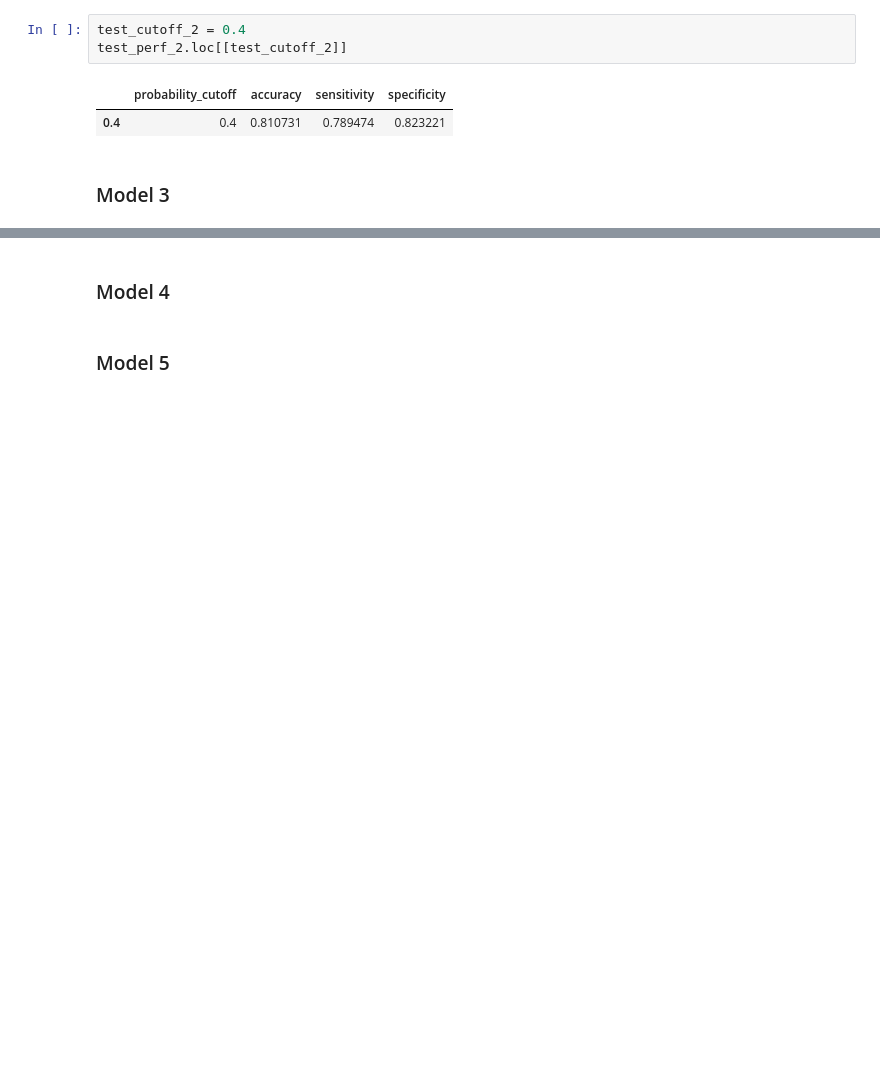
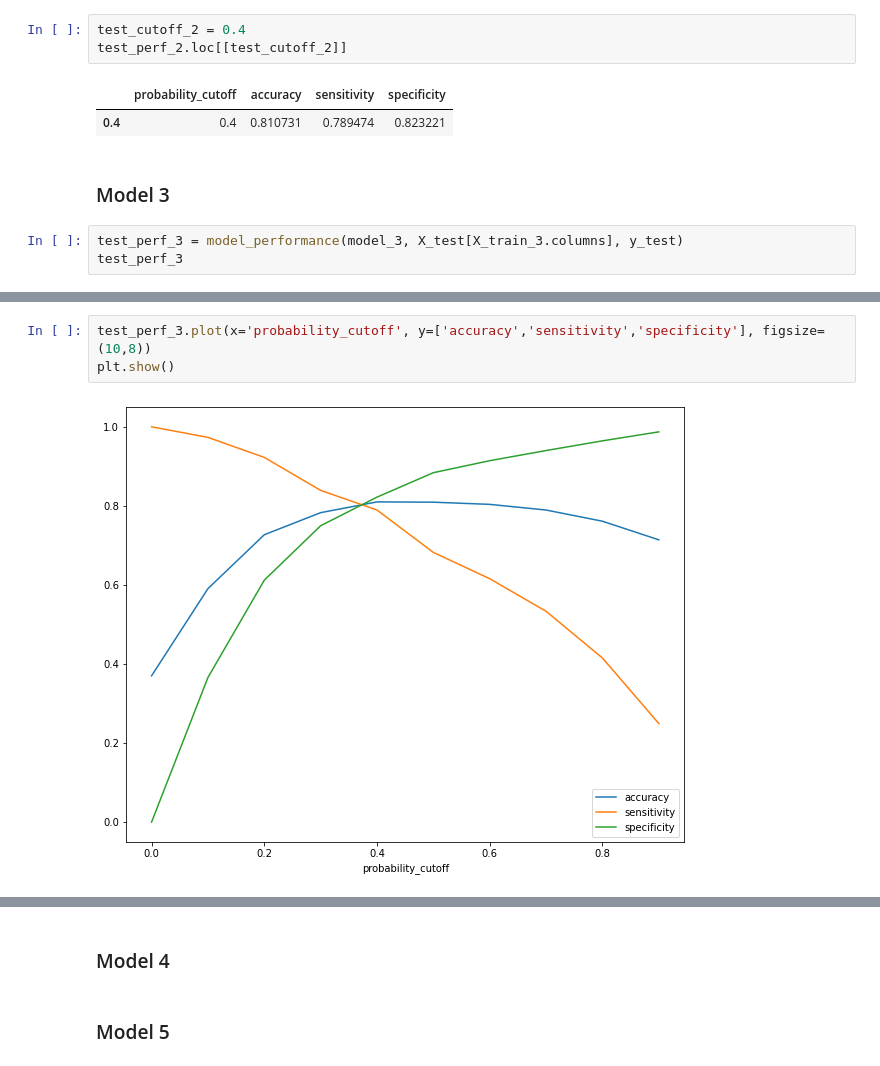
Before and after one commit to SachinShekhar/Lead-Scoring-Case-Study, a Jupyter notebook: Case Study.ipynb, the cells around one changed output, grey strips where cells are left out. Cells and saved outputs as stored; diff of their text form; blank space fills up the shorter version.

```diff
--- a/Case Study.ipynb
+++ b/Case Study.ipynb
@@ -1406,3 +1818,6 @@ test_perf_2.loc[[test_cutoff_2]]
 | 0.4 | 0.4 | 0.810731 | 0.789474 | 0.823221 |
 # %% [markdown]
 ### Model 3
+# %%
+test_perf_3 = model_performance(model_3, X_test[X_train_3.columns], y_test)
+test_perf_3
@@ -1408,0 +1836,5 @@ test_perf_2.loc[[test_cutoff_2]]
+# %%
+test_perf_3.plot(x='probability_cutoff', y=['accuracy','sensitivity','specificity'], figsize=(10,8))
+plt.show()
+# %% [output]
+[figure, added]
```
Also changed, not shown: parts of 32 cells of this notebook.
